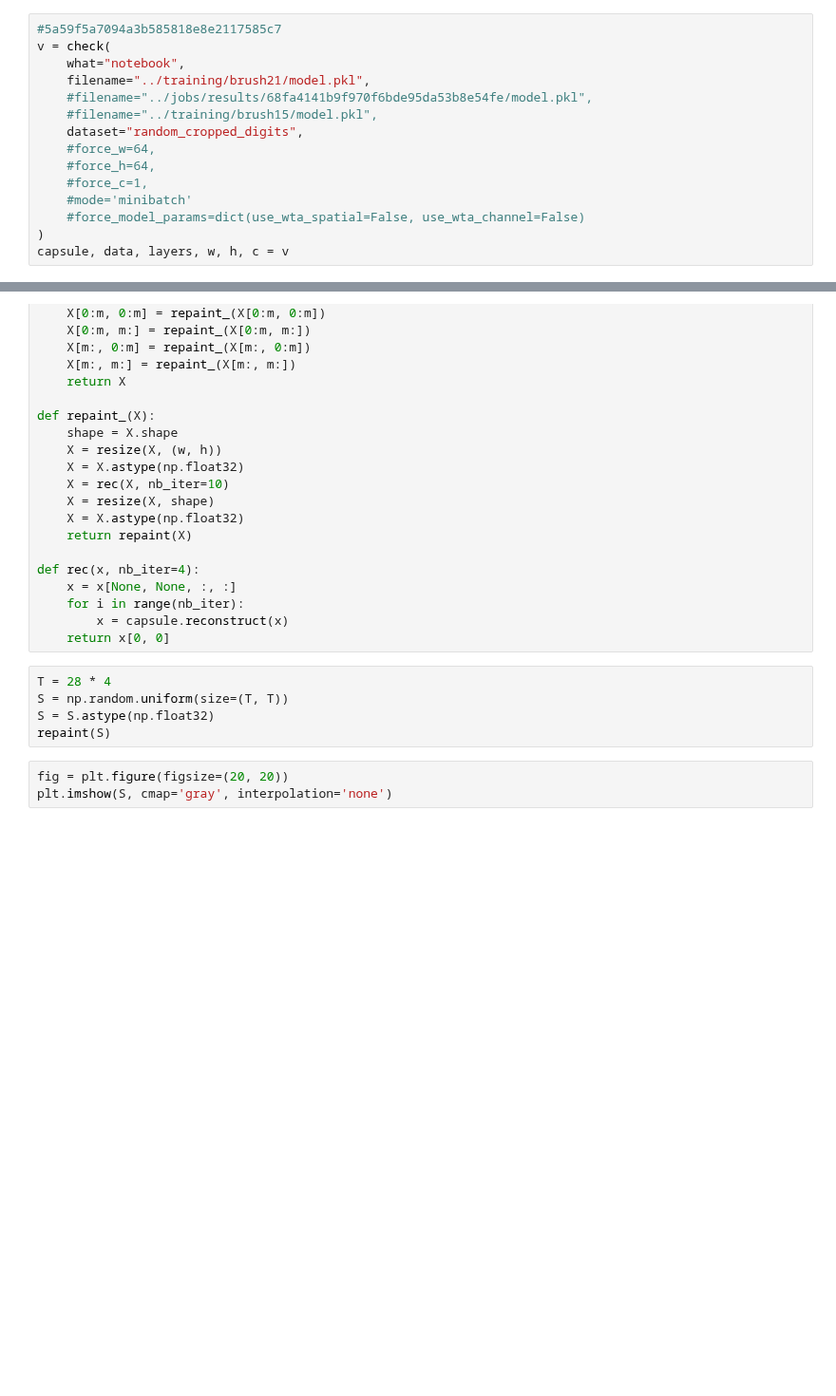
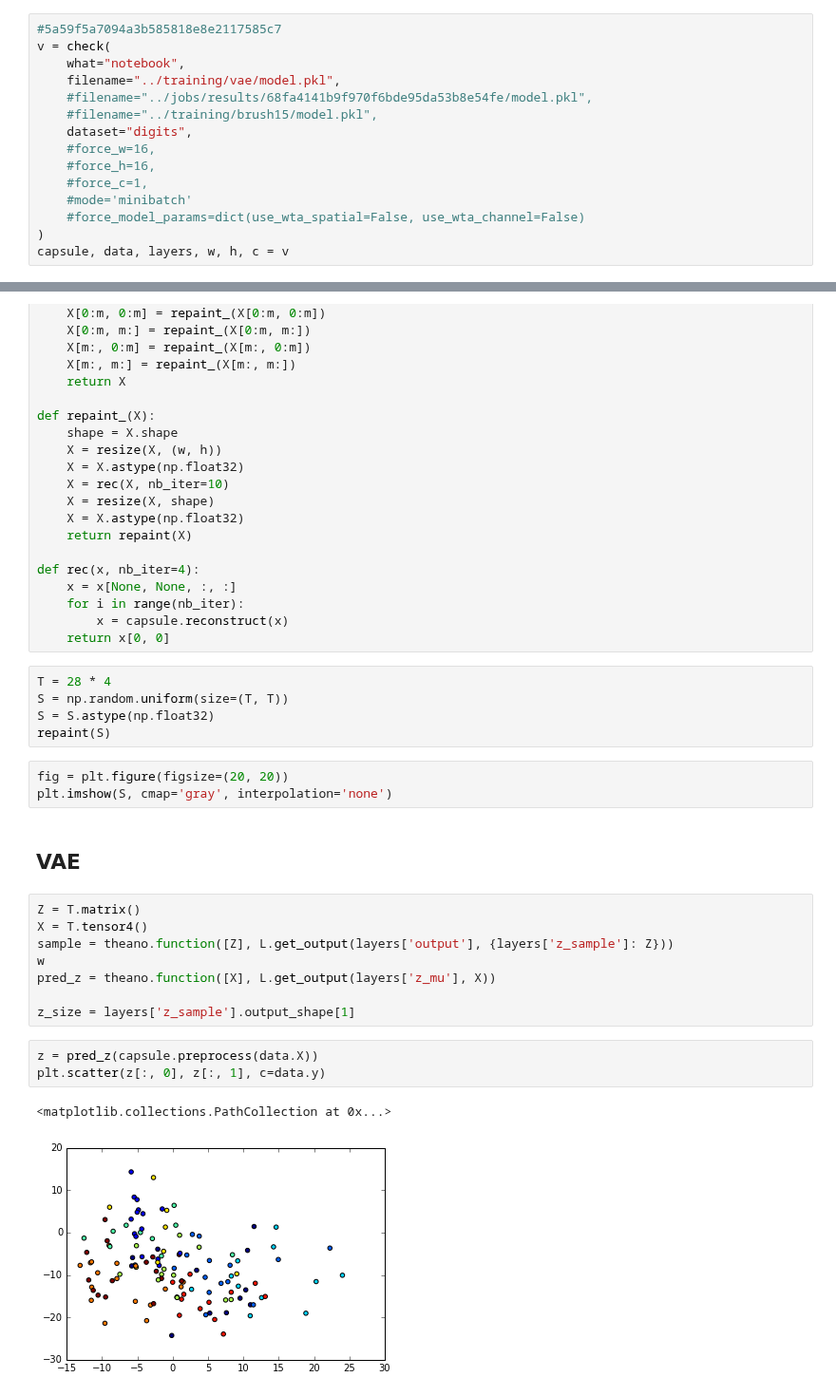
Before and after one commit to mehdidc/feature_generation, a Jupyter notebook: ipynb/generatesimple.ipynb, the cells around one changed output, grey strips where cells are left out. Shown at 95% size. Cells and saved outputs as stored; diff of their text form; blank space fills up the shorter version.

```diff
--- a/ipynb/generatesimple.ipynb
+++ b/ipynb/generatesimple.ipynb
@@ -61,12 +61,12 @@ Couldn't import dot_parser, loading of dot files will not be possible.
 #5a59f5a7094a3b585818e8e2117585c7
 v = check(
     what="notebook",
-    filename="../training/brush21/model.pkl",
+    filename="../training/vae/model.pkl",
     #filename="../jobs/results/68fa4141b9f970f6bde95da53b8e54fe/model.pkl",
     #filename="../training/brush15/model.pkl",
-    dataset="random_cropped_digits",
-    #force_w=64,
-    #force_h=64,
+    dataset="digits",
+    #force_w=16,
+    #force_h=16,
     #force_c=1,
     #mode='minibatch'
     #force_model_params=dict(use_wta_spatial=False, use_wta_channel=False)
@@ -693,3 +682,19 @@ repaint(S)
 # %%
 fig = plt.figure(figsize=(20, 20))
 plt.imshow(S, cmap='gray', interpolation='none')
+# %% [markdown]
+## VAE
+# %%
+Z = T.matrix()
+X = T.tensor4()
+sample = theano.function([Z], L.get_output(layers['output'], {layers['z_sample']: Z}))
+w
+pred_z = theano.function([X], L.get_output(layers['z_mu'], X))
+
+z_size = layers['z_sample'].output_shape[1]
+# %%
+z = pred_z(capsule.preprocess(data.X))
+plt.scatter(z[:, 0], z[:, 1], c=data.y)
+# %% [output]
+<matplotlib.collections.PathCollection at 0x...>
+[figure, added]
```
Also changed, not shown: parts of 4 cells of this notebook, 5 other files.
